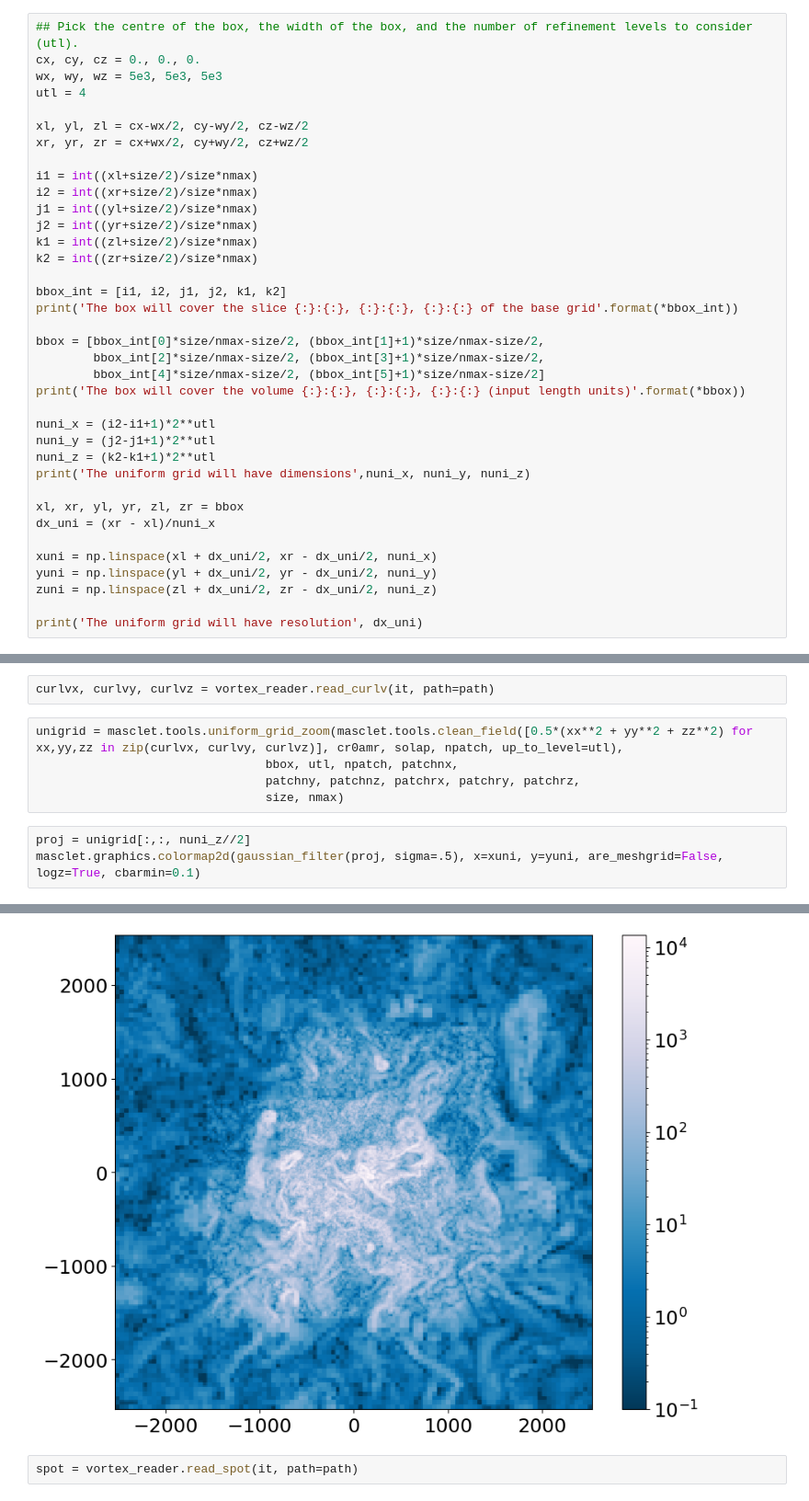
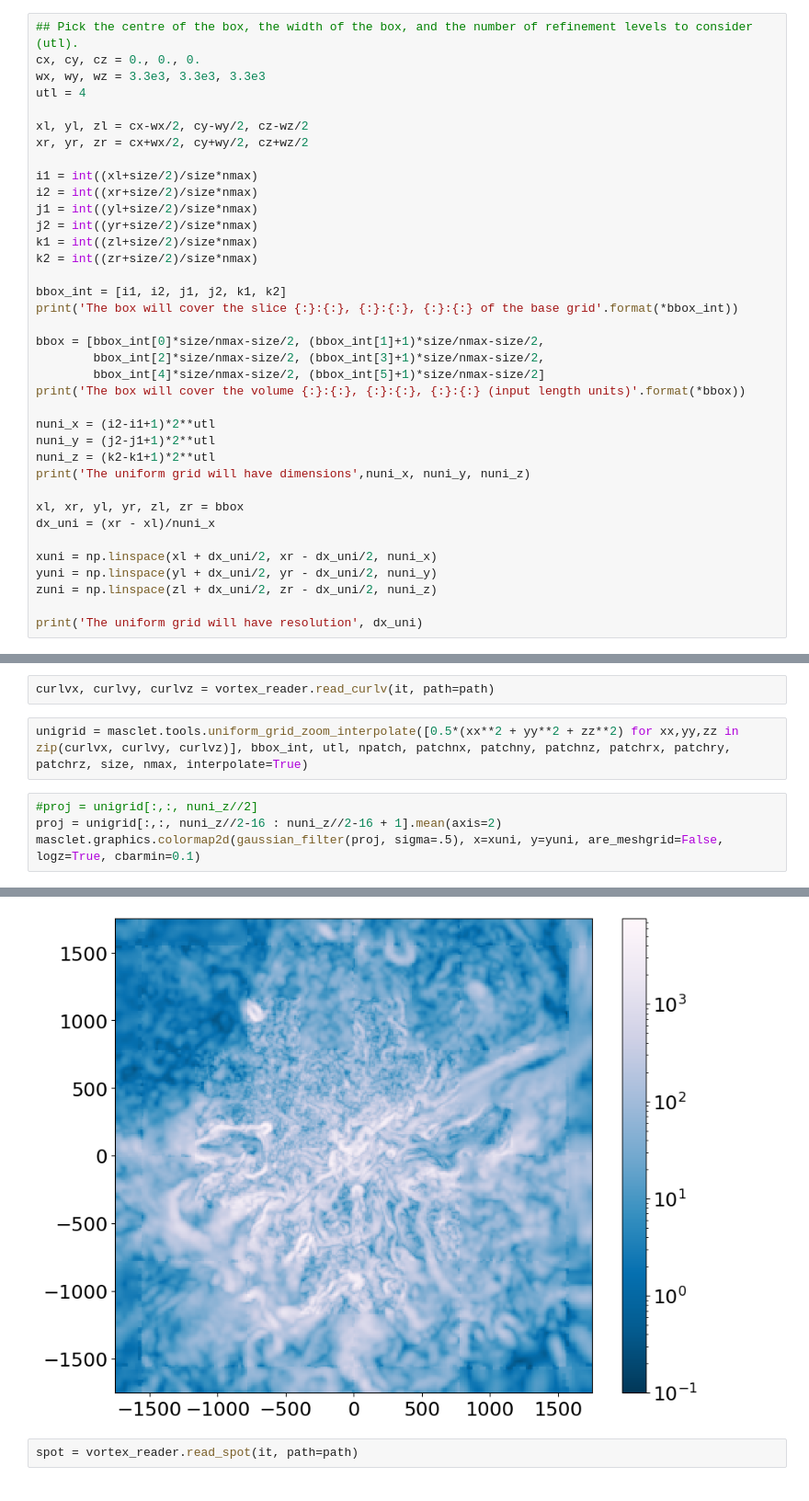
Before and after one commit to dvallesp/vortex-p, a Jupyter notebook: python_reader/example_reader.ipynb, the cells around one changed output, grey strips where cells are left out. Shown at 92% size. Cells and saved outputs as stored; diff of their text form.

Commit message:
Update example python notebook with support for the new uniform grid functions of masclet_framework

```diff
--- a/python_reader/example_reader.ipynb
+++ b/python_reader/example_reader.ipynb
@@ -31,7 +31,7 @@ parameters.write_parameters(nmax, nmax, nmax, nl, size, path=path) # This will c
 # %%
 ## Pick the centre of the box, the width of the box, and the number of refinement levels to consider (utl).
 cx, cy, cz = 0., 0., 0.
-wx, wy, wz = 5e3, 5e3, 5e3
+wx, wy, wz = 3.3e3, 3.3e3, 3.3e3
 utl = 4
 
 xl, yl, zl = cx-wx/2, cy-wy/2, cz-wz/2
@@ -158,16 +152,14 @@ masclet.graphics.colormap2d(proj, x=xuni, y=yuni, are_meshgrid=False, logz=False
 # %%
 curlvx, curlvy, curlvz = vortex_reader.read_curlv(it, path=path)
 # %%
-unigrid = masclet.tools.uniform_grid_zoom(masclet.tools.clean_field([0.5*(xx**2 + yy**2 + zz**2) for xx,yy,zz in zip(curlvx, curlvy, curlvz)], cr0amr, solap, npatch, up_to_level=utl),
-                                bbox, utl, npatch, patchnx,
-                                patchny, patchnz, patchrx, patchry, patchrz,
-                                size, nmax)
+unigrid = masclet.tools.uniform_grid_zoom_interpolate([0.5*(xx**2 + yy**2 + zz**2) for xx,yy,zz in zip(curlvx, curlvy, curlvz)], bbox_int, utl, npatch, patchnx, patchny, patchnz, patchrx, patchry, patchrz, size, nmax, interpolate=True)
 # %%
-proj = unigrid[:,:, nuni_z//2]
+#proj = unigrid[:,:, nuni_z//2]
+proj = unigrid[:,:, nuni_z//2-16 : nuni_z//2-16 + 1].mean(axis=2)
 masclet.graphics.colormap2d(gaussian_filter(proj, sigma=.5), x=xuni, y=yuni, are_meshgrid=False, logz=True, cbarmin=0.1)
 # %% [output]
 <AxesSubplot:>
-[figure, old version]
+[figure, new version]
 # %%
 spot = vortex_reader.read_spot(it, path=path)
 # %%
```
Also changed, not shown: parts of 40 cells of this notebook.
